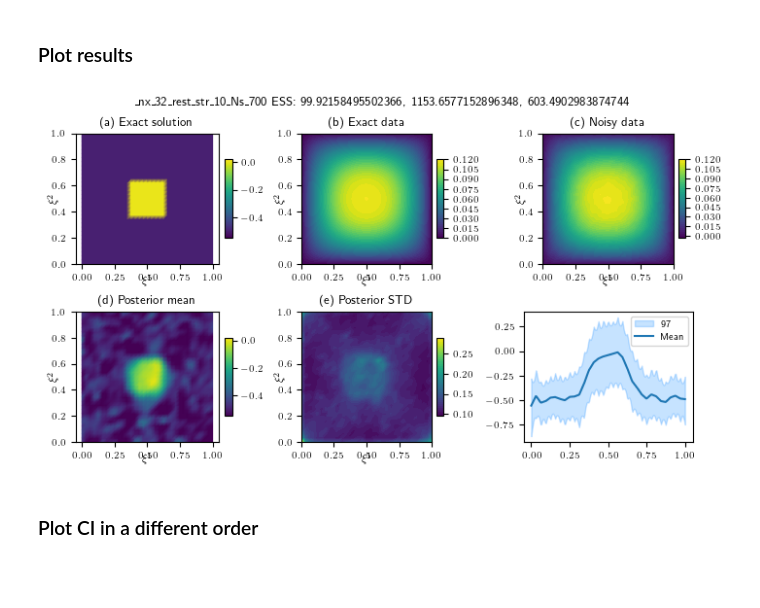
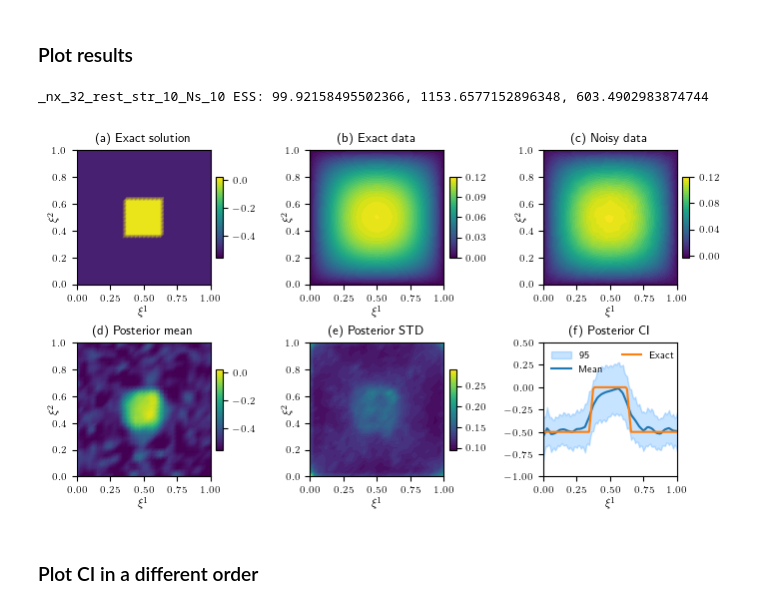
Before and after one commit to CUQI-DTU/Paper-Implicit, a Jupyter notebook: pde_myula/Poisson_2D_MYULA_short.ipynb, the cells around one changed output. Cells and saved outputs as stored; diff of their text form; code cells hidden in the pictures; blank space fills up the shorter version.

Commit message:
update plotting

```diff
--- a/pde_myula/Poisson_2D_MYULA_short.ipynb
+++ b/pde_myula/Poisson_2D_MYULA_short.ipynb
@@ -201,10 +201,28 @@ for file in file_list:
 
 #posterior_samples_2D_nx_32_rest_str_50.0_Ns_500000.npz
 #posterior_samples_2D_nx_32_rest_str_60.0_Ns_500000.npz
+# %%
+# extract values of samples at line \xi_2  = 0.5
+posterior_samples = data_list[1]
+if True:
+    line_samples = []
+    xi_1 = np.linspace(0, 1, 100)
+    samples_funvals = posterior_samples.funvals
+    for i, fun_i in enumerate(samples_funvals):
+        temp_list = []
+        for xi_1_i in xi_1:
+            temp_list.append(fun_i(xi_1_i, 0.5))
+        line_samples.append(temp_list)
+    line_samples = np.array(line_samples)
+# %%
+exact_line = []
+for xi_1_i in xi_1:
+        exact_line.append(x_true_fun(xi_1_i, 0.5))
+exact_line = np.array(exact_line)
 # %%
 
 physical_dim = 2
-posterior_samples = data_list[1]
+
 if True:
 
     import os
@@ -248,6 +266,8 @@ if True:
     fig, axs = plt.subplots(nrows=2, ncols=3,
                             figsize=(17.8*cm_to_in, 9.8*cm_to_in),
                             layout="constrained")
+    # control the space between the subplots
+    #plt.subplots_adjust(wspace=0.5, hspace=0.55)
 
     # Define the colors to be used in the plots
     colors = ['C0', 'green', 'purple', 'k', 'gray']
@@ -261,6 +281,7 @@ if True:
         inset_axes = plt.gca().inset_axes([1.04, 0.2, 0.05, 0.6])
         fig.colorbar(im[0], ax=plt.gca(), cax=inset_axes)
         plt.gca().set_ylim(0, 1)
+        plt.gca().set_xlim(0, 1)
     else:
         im = x_true.plot(subplots=False)
 
@@ -269,7 +290,7 @@ if True:
     plt.ylabel('$\\xi^2$')
     plt.gca().yaxis.labelpad = -5
     plt.xlabel('$\\xi^1$')
-    plt.gca().xaxis.labelpad = -5
+    plt.gca().xaxis.labelpad =  2# -5 -5
 
     # (b)
     plt.sca(axs[0,1])
@@ -281,12 +302,14 @@ if True:
         plt.ylabel('$\\xi^2$')
         plt.gca().yaxis.labelpad = -5
         plt.gca().set_title('(b) Exact data')
+        # control number of ticks of the colorbar
+        inset_axes.yaxis.set_major_locator(ticker.MaxNLocator(nbins=4))
     else:
         samples_mean = cuqi.array.CUQIarray(posterior_samples.mean(), geometry=A.domain_geometry)
         A(samples_mean).plot(subplots=False)
         plt.gca().set_title('(b) Exact and predicted data')
     plt.xlabel('$\\xi^1$')
-    plt.gca().xaxis.labelpad = -5
+    plt.gca().xaxis.labelpad =  2# -5 -5
 
 
     # (c)
@@ -297,8 +320,10 @@ if True:
         fig.colorbar(im[0], ax=plt.gca(), cax=inset_axes)
         plt.ylabel('$\\xi^2$')
         plt.gca().yaxis.labelpad = -5
+        # control number of ticks of the colorbar
+        inset_axes.yaxis.set_major_locator(ticker.MaxNLocator(nbins=4))
     plt.xlabel('$\\xi^1$')
-    plt.gca().xaxis.labelpad = -5
+    plt.gca().xaxis.labelpad =  2# -5 -5
     plt.gca().set_title('(c) Noisy data')
 
     # (d)
@@ -312,12 +337,13 @@ if True:
         plt.gca().set_ylim(0, 1)
         plt.ylabel('$\\xi^2$')
         plt.gca().yaxis.labelpad = -5
+        plt.gca().set_xlim(0, 1)
     else:
         im = posterior_samples.plot_mean(subplots=False)
 
     #plt.gca().set_xlim(0, 1)
     plt.xlabel('$\\xi^1$')
-    plt.gca().xaxis.labelpad = -5
+    plt.gca().xaxis.labelpad =  2# -5 -5
     plt.gca().set_title('(d) Posterior mean')
 
     # (e)
@@ -331,51 +357,52 @@ if True:
         plt.ylabel('$\\xi^2$')
         plt.gca().yaxis.labelpad = -5
     plt.xlabel('$\\xi^1$')
-    plt.gca().xaxis.labelpad = -5
+    plt.gca().xaxis.labelpad = 2# -5
     plt.gca().set_title('(e) Posterior STD')
 
     # (f)
     plt.sca(axs[1,2])
 
-    # extract values of samples at line \xi_2  = 0.5
-    line_samples = []
-    xi_1 = np.linspace(0, 1, 200)
-    samples_funvals = posterior_samples.funvals
-    for i, fun_i in enumerate(samples_funvals):
-        temp_list = []
-        for xi_1_i in xi_1:
-            temp_list.append(fun_i(xi_1_i, 0.5))
-        line_samples.append(temp_list)
-    line_samples = np.array(line_samples)
+    #inset_axes = plt.gca().inset_axes([1.04, 0.2, 0.05, 0.6])
     line_samples_obj = cuqi.samples.Samples(line_samples.T, geometry=cuqi.geometry.Continuous1D(xi_1))
-    line_samples_obj.plot_ci( 97)
+    lines = line_samples_obj.plot_ci( exact=exact_line)
+    plt.legend(ncol=2, frameon=False, loc=2)
+    plt.xlim([0,1])
+    plt.ylim([-1, 0.5])
+    plt.xlabel('$\\xi^1$')
+    plt.gca().xaxis.labelpad = 2# -5
+    plt.gca().set_title('(f) Posterior CI')
+    plt.gca().set_box_aspect(1)
+    #line_samples_obj.plot()
 
   #  lci = posterior_samples.plot_ci(
   #      97, exact=x_true, plot_par=True, markersize=SMALL_SIZE-3)
   #  lci[0].set_label("Mean")
   #  lci[1].set_label("Exact")
   #  lci[2].set_label("$97\\%$ CI")
   #  #plt.ylim(-5, 3)
   #  plt.legend(ncols=2)
   #  plt.ylabel(r'$\bm{x}_i$')
   #  plt.gca().yaxis.labelpad = -5
   #  plt.gca().yaxis.set_label_coords( -0.06, 0.5)
   #  plt.xlabel('$i$')
   #  plt.gca().xaxis.labelpad = -5
   #  plt.gca().set_title('(f) Posterior CI')
   #  n_ticks = 8
   #  num_var = posterior_samples.geometry.par_dim
   #  tick_ids = np.linspace(0, num_var-1, n_ticks, dtype=int)
   #  plt.xticks(tick_ids, tick_ids)
   #  # switch legend off
   #  plt.gca().legend().set_visible(False)
 
     ess_list = posterior_samples.compute_ess()
-    plt.suptitle(expr_tag+' ESS: '+str(np.min(ess_list))+', '+str(np.max(ess_list))+', '+str(np.mean(ess_list)))
+    #plt.suptitle
+    print(expr_tag+' ESS: '+str(np.min(ess_list))+', '+str(np.max(ess_list))+', '+str(np.mean(ess_list)))
     # Save the figure
-    plt.savefig(fig_file, bbox_inches='tight', pad_inches=0.01, dpi=1200)
+    plt.savefig(fig_file, bbox_inches='tight', pad_inches=0.01, dpi=600)
 # %% [output]
+_nx_32_rest_str_10_Ns_10 ESS: 99.92158495502366, 1153.6577152896348, 603.4902983874744
-[figure, old version]
+[figure, new version]
 # %% [markdown]
 ### Plot CI in a different order
 # %%
```
Also changed, not shown: parts of 5 cells of this notebook.
